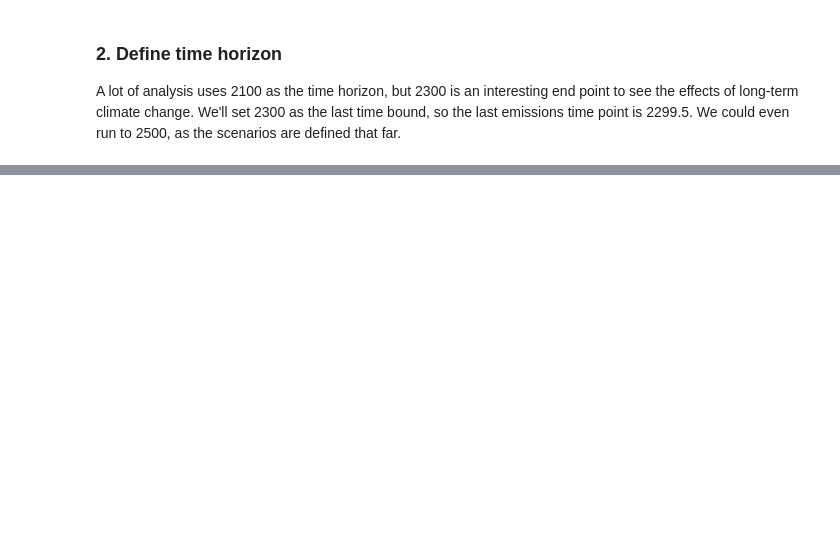
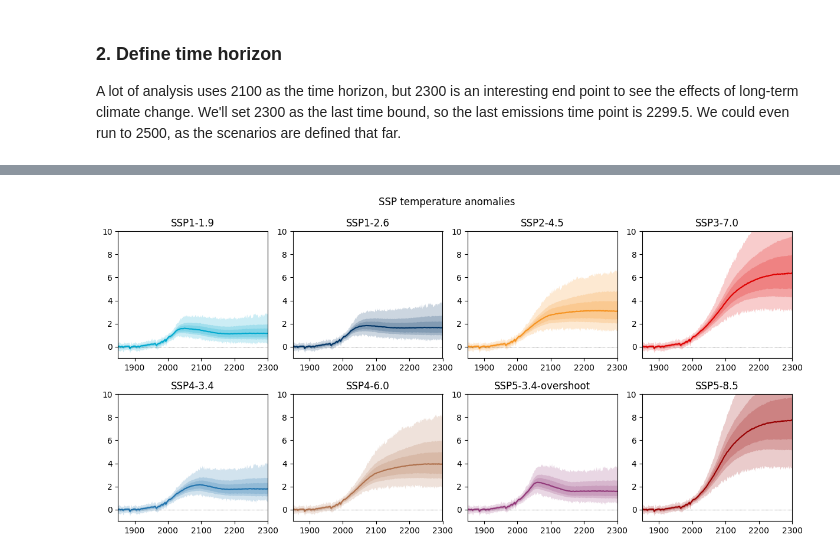
Before and after one commit to OMS-NetZero/FAIR, a Jupyter notebook: examples/calibrated_constrained_ensemble.ipynb, the cells around one changed output, grey strips where cells are left out. Saved outputs shown, nothing was run; the diff lists cells and outputs as text; code cells hidden in the pictures; blank space fills up the shorter version.

```diff
--- a/examples/calibrated_constrained_ensemble.ipynb
+++ b/examples/calibrated_constrained_ensemble.ipynb
@@ -81,0 +215,14 @@ scenarios = [
+# %%
+solar_forcing = np.zeros(551)
+volcanic_forcing = np.zeros(551)
+for i, year in enumerate(np.arange(1750, 2021)):
+    volcanic_forcing[i] = np.mean(
+        df_volcanic.loc[
+            ((year - 1) <= df_volcanic["year"]) & (df_volcanic["year"] < year)
+        ].erf
+    )
+volcanic_forcing[271:281] = np.linspace(1, 0, 10) * volcanic_forcing[270]
+solar_forcing = df_solar["erf"].loc[1750:2300].values
+
+trend_shape = np.ones(551)
+trend_shape[:271] = np.linspace(0, 1, 271)
@@ -81,0 +378,2 @@ scenarios = [
+# %%
+f.run()
@@ -81,0 +408,65 @@ scenarios = [
+# %%
+weights_51yr = np.ones(52)
+weights_51yr[0] = 0.5
+weights_51yr[-1] = 0.5
+# %%
+fig, ax = pl.subplots(2, 4, figsize=(12, 6))
+
+for i, scenario in enumerate(scenarios):
+    for pp in ((0, 100), (5, 95), (16, 84)):
+        ax[i // 4, i % 4].fill_between(
+            f.timebounds,
+            np.percentile(
+                f.temperature.loc[dict(scenario=scenario, layer=0)]
+                - np.average(
+                    f.temperature.loc[
+                        dict(scenario=scenario, timebounds=np.arange(1850, 1902), layer=0)
+                    ],
+                    weights=weights_51yr,
+                    axis=0
+                ),
+                pp[0],
+                axis=1,
+            ),
+            np.percentile(
+                f.temperature.loc[dict(scenario=scenario, layer=0)]
+                - np.average(
+                    f.temperature.loc[
+                        dict(scenario=scenario, timebounds=np.arange(1850, 1902), layer=0)
+                    ],
+                    weights=weights_51yr,
+                    axis=0
+                ),
+                pp[1],
+                axis=1,
+            ),
+            color=ar6_colors[scenarios[i]],
+            alpha=0.2,
+            lw=0
+        )
+
+    ax[i // 4, i % 4].plot(
+        f.timebounds,
+        np.median(
+            f.temperature.loc[dict(scenario=scenario, layer=0)]
+            - np.average(
+                f.temperature.loc[
+                    dict(scenario=scenario, timebounds=np.arange(1850, 1902), layer=0)
+                ],
+                weights=weights_51yr,
+                axis=0
+            ),
+            axis=1,
+        ),
+        color=ar6_colors[scenarios[i]],
+    )
+#     ax[i // 4, i % 4].plot(np.arange(1850.5, 2021), gmst, color="k")
+    ax[i // 4, i % 4].set_xlim(1850, 2300)
+    ax[i // 4, i % 4].set_ylim(-1, 10)
+    ax[i // 4, i % 4].axhline(0, color="k", ls=":", lw=0.5)
+    ax[i // 4, i % 4].set_title(fancy_titles[scenarios[i]])
+
+pl.suptitle("SSP temperature anomalies")
+fig.tight_layout()
+# %% [output]
+[figure, added]
```
Also changed, not shown: parts of 49 cells of this notebook.
